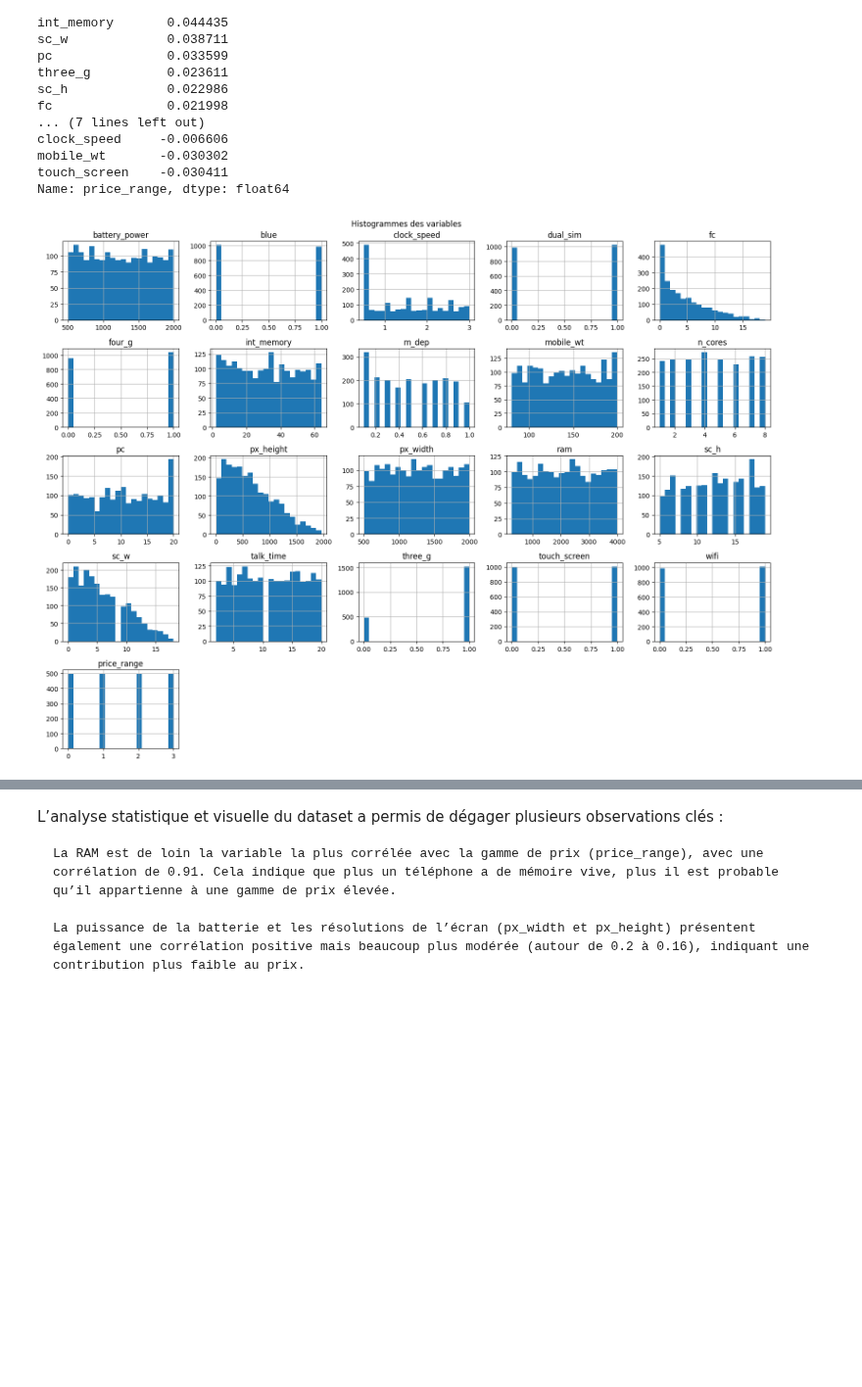
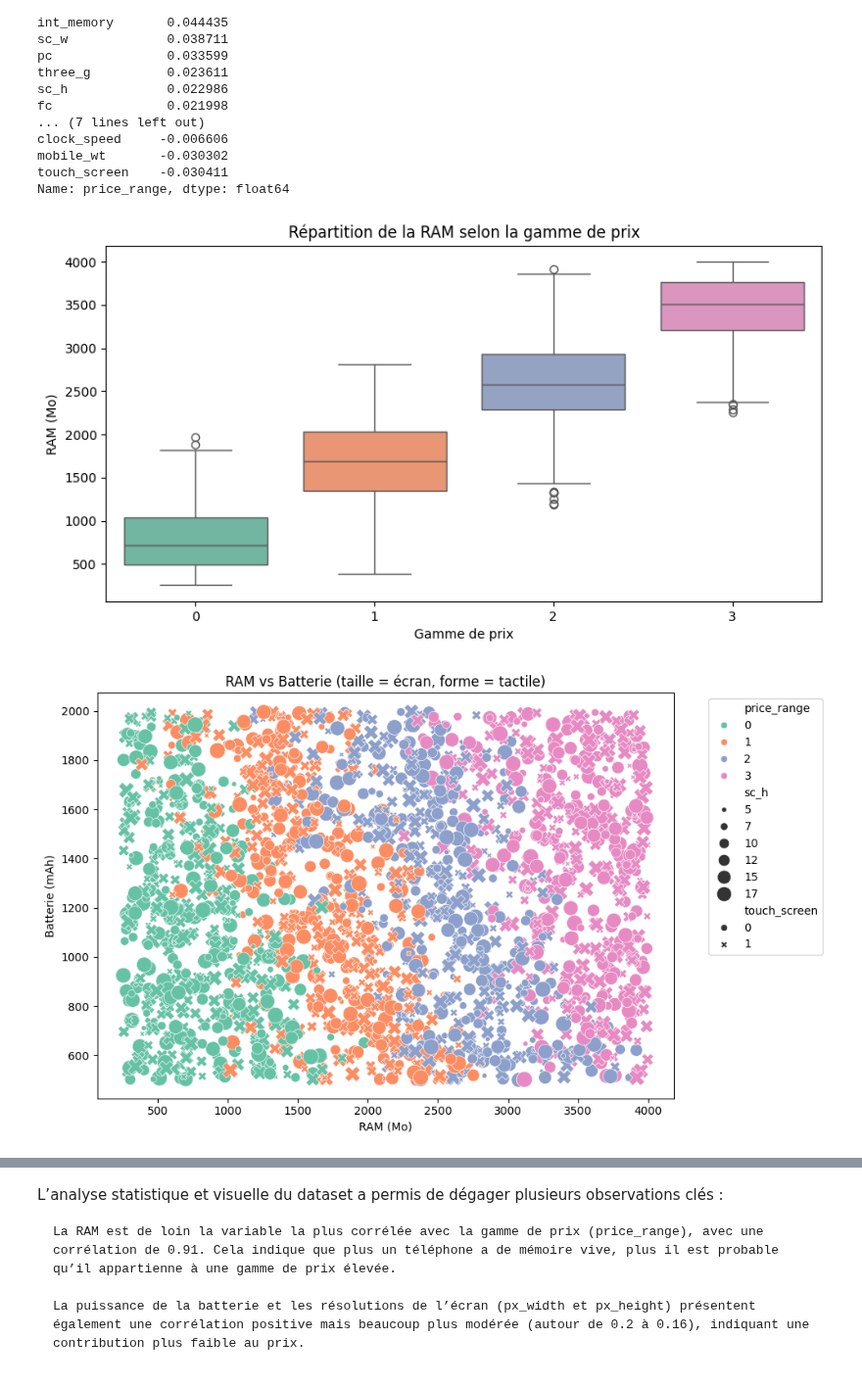
Before and after one commit to Jeynova/GenAI_Bootcamp, a Jupyter notebook: week3/day4/DailyChallenge/daily.ipynb, the cells around one changed output, grey strips where cells are left out. Shown at 98% size. Cells and saved outputs as stored; diff of their text form; code cells hidden in the pictures; blank space fills up the shorter version.

```diff
--- a/week3/day4/DailyChallenge/daily.ipynb
+++ b/week3/day4/DailyChallenge/daily.ipynb
@@ -191,9 +207,65 @@ mobile_wt       -0.030302
 touch_screen    -0.030411
 Name: price_range, dtype: float64
 # %%
-df.hist(bins=20, figsize=(16, 12))
-plt.suptitle("Histogrammes des variables")
+# Palette plus agréable
+palette = ['#66c2a5', '#fc8d62', '#8da0cb', '#e78ac3']
+
+# Histogramme RAM par prix
+plt.figure(figsize=(10, 5))
+sns.boxplot(x='price_range', y='ram', data=df, palette=palette)
+plt.title("Répartition de la RAM selon la gamme de prix")
+plt.xlabel("Gamme de prix")
+plt.ylabel("RAM (Mo)")
+plt.show()
+
+plt.figure(figsize=(10, 6))
+sns.scatterplot(
+    data=df,
+    x='ram',
+    y='battery_power',
+    hue='price_range',
+    size='sc_h',
+    style='touch_screen',
+    palette=palette,
+    sizes=(20, 200)
+)
+plt.title("RAM vs Batterie (taille = écran, forme = tactile)")
+plt.xlabel("RAM (Mo)")
+plt.ylabel("Batterie (mAh)")
+plt.legend(bbox_to_anchor=(1.05, 1), loc=2)
 plt.tight_layout()
 plt.show()
+
+plt.figure(figsize=(10, 6))
+sns.kdeplot(data=df, x="ram", y="battery_power", hue="price_range", fill=True, alpha=0.5, palette=palette)
+plt.title("Densité RAM / Batterie par gamme de prix")
+plt.xlabel("RAM")
+plt.ylabel("Battery Power")
+plt.show()
+
+# Heatmap de corrélation
+features_corr = ['battery_power', 'ram', 'px_height', 'px_width', 'talk_time', 'price_range']
+corr_matrix = df[features_corr].corr()
+
+df_mean = df.groupby("price_range")[["ram", "battery_power"]].mean().reset_index()
+
+fig, ax = plt.subplots(figsize=(8,5))
+sns.barplot(data=df_mean.melt(id_vars='price_range'), x='variable', y='value', hue='price_range', palette=palette)
+plt.title("Moyenne RAM et Batterie par gamme")
+plt.ylabel("Valeur moyenne")
+plt.show()
+
+plt.figure(figsize=(8,6))
+sns.heatmap(corr_matrix, annot=True, cmap='coolwarm', fmt='.2f')
+plt.title("Corrélation entre variables principales")
+plt.show()
+
+plt.figure(figsize=(10, 6))
+sns.violinplot(x='price_range', y='battery_power', data=df, palette=palette, inner='quartile')
+plt.title("Densité et distribution batterie selon la gamme de prix")
+plt.xlabel("Gamme de prix")
+plt.ylabel("Capacité batterie (mAh)")
+plt.show()
 # %% [output]
-[figure, old version]
+[figure, new version]
+[figure, added]
```
Also changed, not shown: parts of 6 cells of this notebook, 1 other file.
